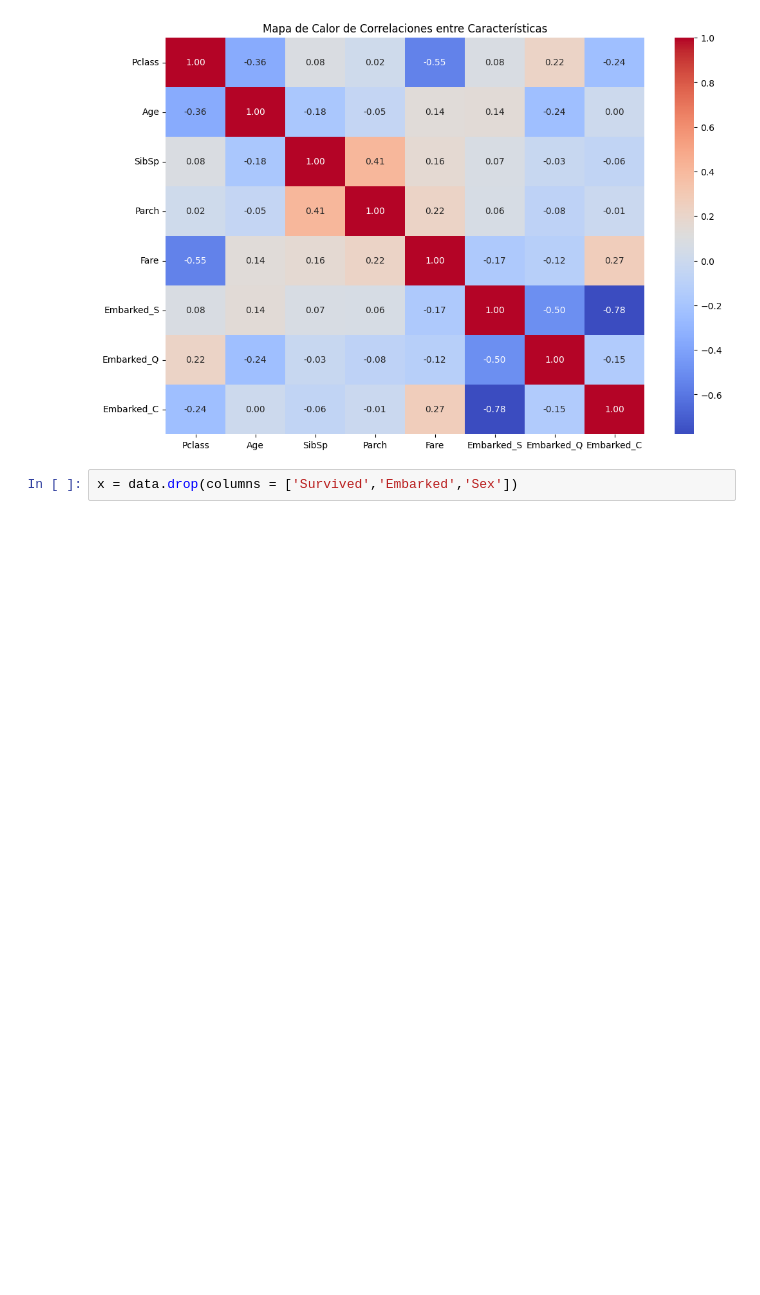
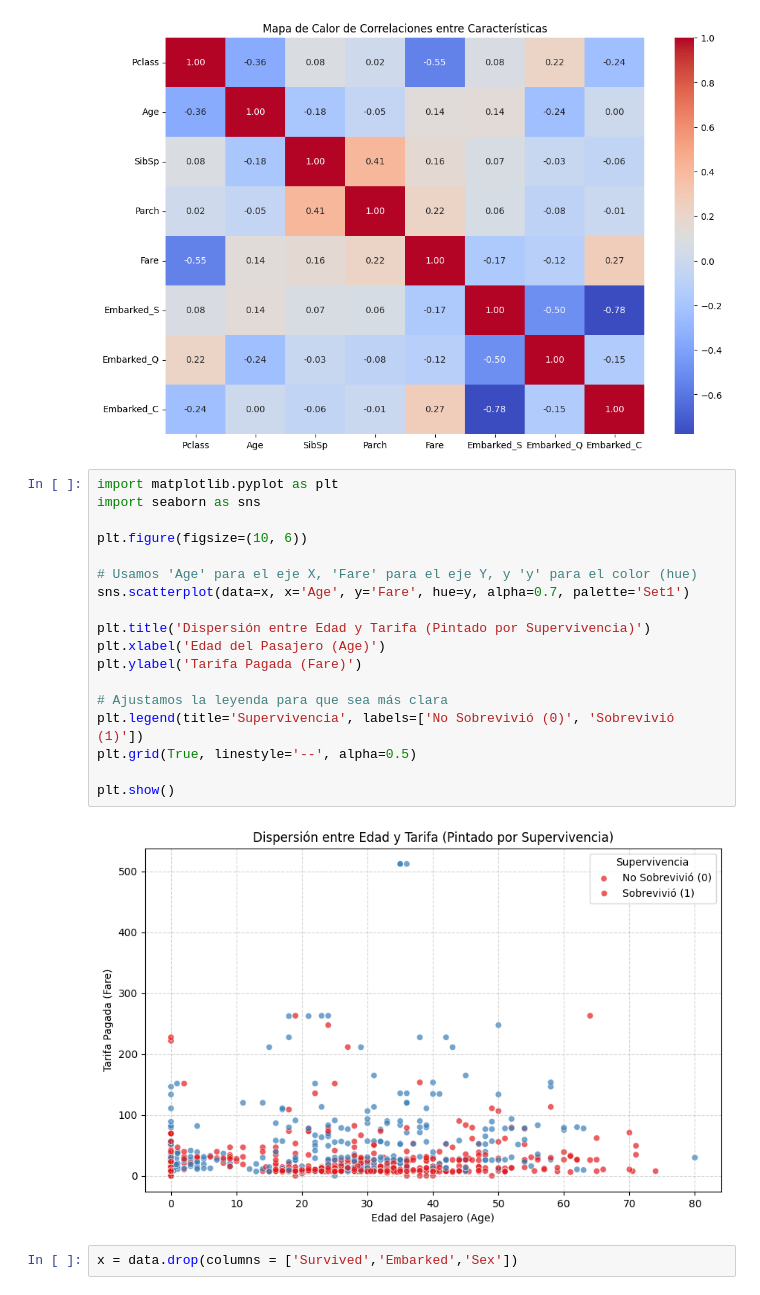
Before and after one commit to germano84-sys/Analisis-Dataset, a Jupyter notebook: titanic.ipynb, the cells around one changed output. Saved outputs shown, nothing was run; the diff lists cells and outputs as text; blank space fills up the shorter version.

```diff
--- a/titanic.ipynb
+++ b/titanic.ipynb
@@ -166,6 +185,26 @@ plt.title('Mapa de Calor de Correlaciones entre Características')
 plt.show()
 # %% [output]
 [figure]
+# %%
+import matplotlib.pyplot as plt
+import seaborn as sns
+
+plt.figure(figsize=(10, 6))
+
+# Usamos 'Age' para el eje X, 'Fare' para el eje Y, y 'y' para el color (hue)
+sns.scatterplot(data=x, x='Age', y='Fare', hue=y, alpha=0.7, palette='Set1')
+
+plt.title('Dispersión entre Edad y Tarifa (Pintado por Supervivencia)')
+plt.xlabel('Edad del Pasajero (Age)')
+plt.ylabel('Tarifa Pagada (Fare)')
+
+# Ajustamos la leyenda para que sea más clara
+plt.legend(title='Supervivencia', labels=['No Sobrevivió (0)', 'Sobrevivió (1)'])
+plt.grid(True, linestyle='--', alpha=0.5)
+
+plt.show()
+# %% [output]
+[figure, added]
 # %%
 x = data.drop(columns = ['Survived','Embarked','Sex'])
 # %%
```
Also changed, not shown: parts of 18 cells of this notebook, 2 other files.
